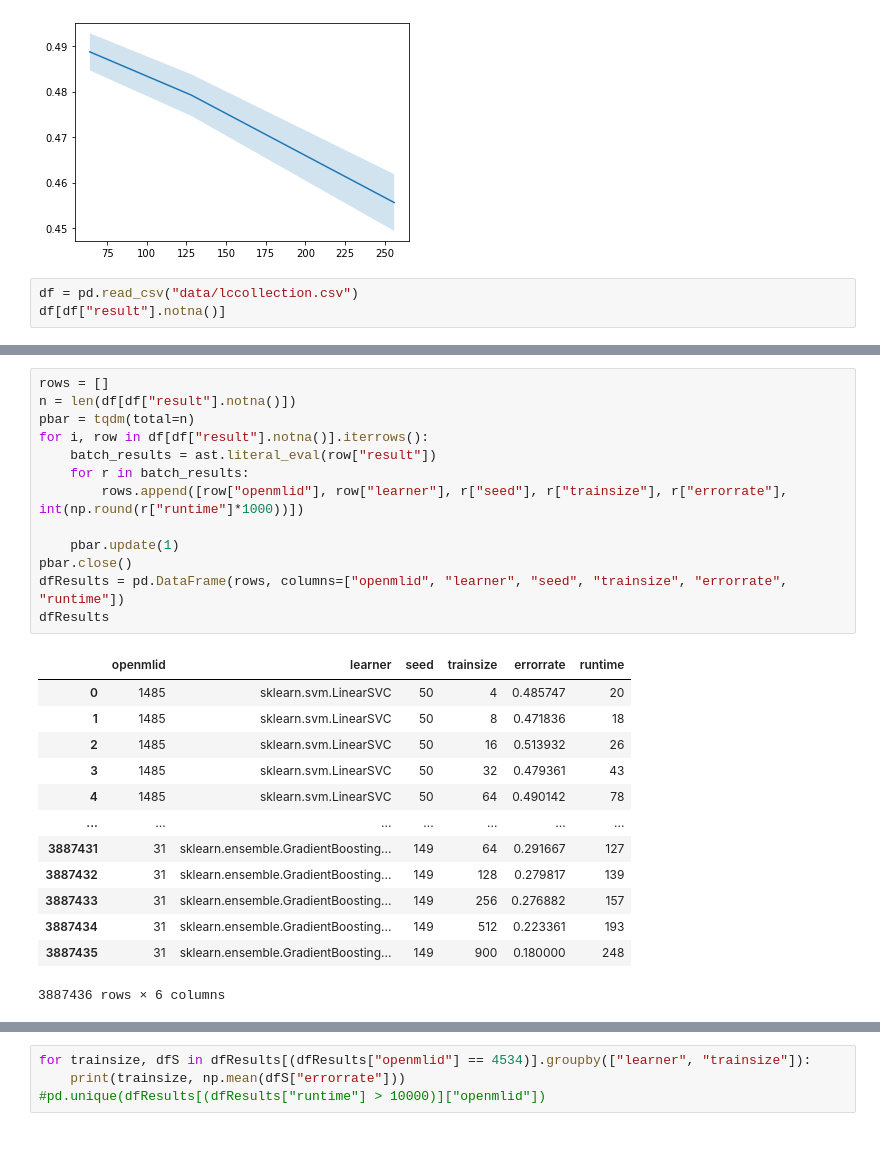
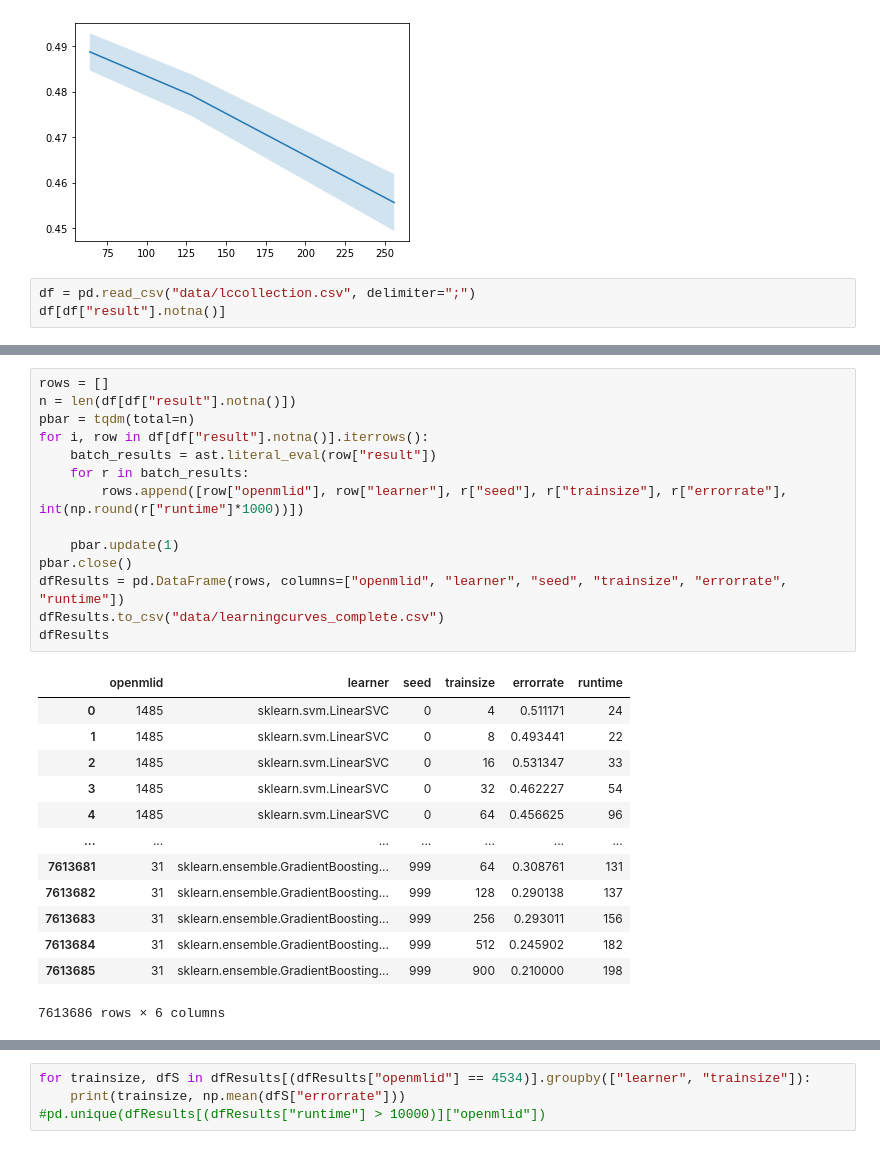
Before and after one commit to fmohr/lccv, a Jupyter notebook: lccv/convexity-analysis.ipynb, the cells around one changed output, grey strips where cells are left out. Cells and saved outputs as stored; diff of their text form.

```diff
--- a/lccv/convexity-analysis.ipynb
+++ b/lccv/convexity-analysis.ipynb
@@ -43,7 +39,7 @@ model.plot_model()
 # %% [output]
 [figure]
 # %%
-df = pd.read_csv("data/lccollection.csv")
+df = pd.read_csv("data/lccollection.csv", delimiter=";")
 df[df["result"].notna()]
 # %% [output]
 |  | experiment_id | openmlid | learner | seedindex | cpus | memory_max | time_created | host | executor | ... |
@@ -62,30 +58,31 @@ df[df["result"].notna()]
 # %%
 rows = []
 n = len(df[df["result"].notna()])
 pbar = tqdm(total=n)
 for i, row in df[df["result"].notna()].iterrows():
     batch_results = ast.literal_eval(row["result"])
     for r in batch_results:
         rows.append([row["openmlid"], row["learner"], r["seed"], r["trainsize"], r["errorrate"], int(np.round(r["runtime"]*1000))])
 
     pbar.update(1)
 pbar.close()
 dfResults = pd.DataFrame(rows, columns=["openmlid", "learner", "seed", "trainsize", "errorrate", "runtime"])
+dfResults.to_csv("data/learningcurves_complete.csv")
 dfResults
 # %% [output]
 |  | openmlid | learner | seed | trainsize | errorrate | runtime |
-| 0 | 1485 | sklearn.svm.LinearSVC | 50 | 4 | 0.485747 | 20 |
-| 1 | 1485 | sklearn.svm.LinearSVC | 50 | 8 | 0.471836 | 18 |
-| 2 | 1485 | sklearn.svm.LinearSVC | 50 | 16 | 0.513932 | 26 |
-| 3 | 1485 | sklearn.svm.LinearSVC | 50 | 32 | 0.479361 | 43 |
-| 4 | 1485 | sklearn.svm.LinearSVC | 50 | 64 | 0.490142 | 78 |
+| 0 | 1485 | sklearn.svm.LinearSVC | 0 | 4 | 0.511171 | 24 |
+| 1 | 1485 | sklearn.svm.LinearSVC | 0 | 8 | 0.493441 | 22 |
+| 2 | 1485 | sklearn.svm.LinearSVC | 0 | 16 | 0.531347 | 33 |
+| 3 | 1485 | sklearn.svm.LinearSVC | 0 | 32 | 0.462227 | 54 |
+| 4 | 1485 | sklearn.svm.LinearSVC | 0 | 64 | 0.456625 | 96 |
 | ... | ... | ... | ... | ... | ... | ... |
-| 3887431 | 31 | sklearn.ensemble.GradientBoosting... | 149 | 64 | 0.291667 | 127 |
-| 3887432 | 31 | sklearn.ensemble.GradientBoosting... | 149 | 128 | 0.279817 | 139 |
-| 3887433 | 31 | sklearn.ensemble.GradientBoosting... | 149 | 256 | 0.276882 | 157 |
-| 3887434 | 31 | sklearn.ensemble.GradientBoosting... | 149 | 512 | 0.223361 | 193 |
-| 3887435 | 31 | sklearn.ensemble.GradientBoosting... | 149 | 900 | 0.180000 | 248 |
+| 7613681 | 31 | sklearn.ensemble.GradientBoosting... | 999 | 64 | 0.308761 | 131 |
+| 7613682 | 31 | sklearn.ensemble.GradientBoosting... | 999 | 128 | 0.290138 | 137 |
+| 7613683 | 31 | sklearn.ensemble.GradientBoosting... | 999 | 256 | 0.293011 | 156 |
+| 7613684 | 31 | sklearn.ensemble.GradientBoosting... | 999 | 512 | 0.245902 | 182 |
+| 7613685 | 31 | sklearn.ensemble.GradientBoosting... | 999 | 900 | 0.210000 | 198 |
-3887436 rows × 6 columns
+7613686 rows × 6 columns
 # %%
 def plot_nonconvex_learning_curves(dfCache):
 
```
Also changed, not shown: parts of 4 cells of this notebook, 9 other files.
